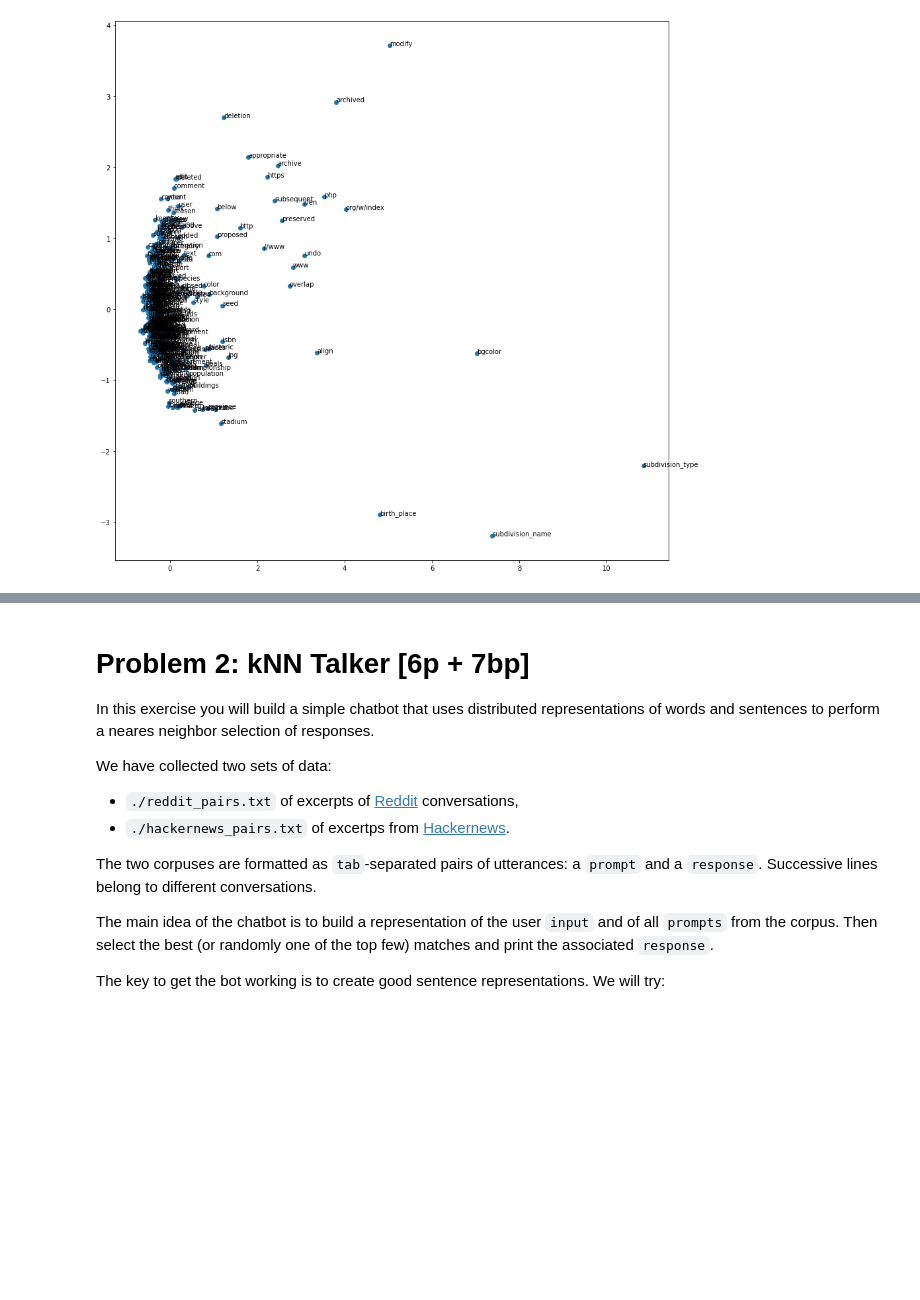
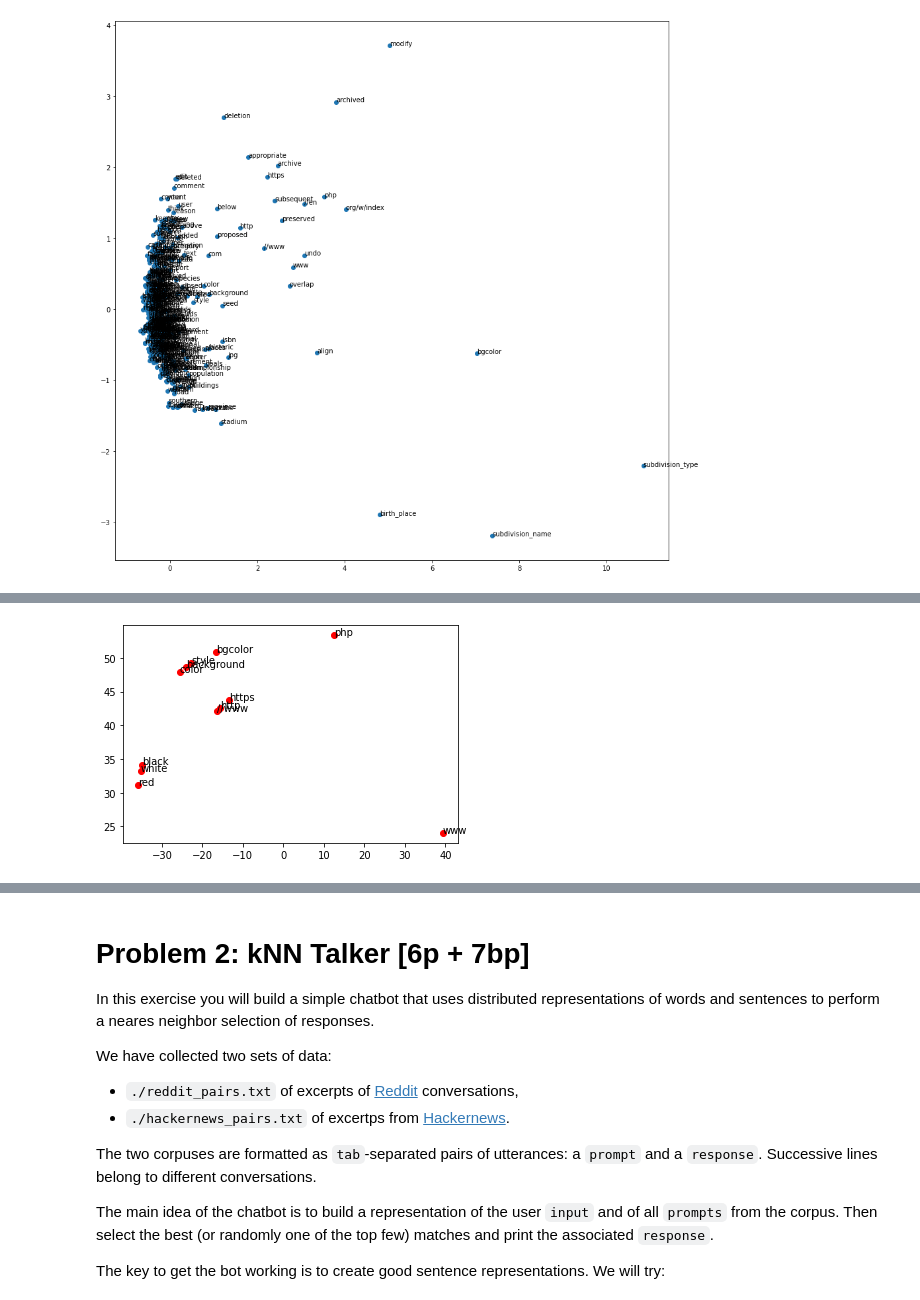
Before and after one commit to iCarrrot/dl_uwr, a Jupyter notebook: Assignment5/Assignment5.ipynb, the cells around one changed output, grey strips where cells are left out. Drawn from its saved outputs; the diff is of its cells as text; code cells hidden in the pictures; blank space fills up the shorter version.

```diff
--- a/Assignment5/Assignment5.ipynb
+++ b/Assignment5/Assignment5.ipynb
@@ -403,0 +416,14 @@ TODO
+# %%
+# TODO: zoom in on 3 meaningful clusters
+def show(cluster):
+    fig, ax = plt.subplots(figsize=(6,4))
+
+    ids = [i for i in range(len(top_words)) if top_words[i] in cluster]
+    plt.scatter(*top_tsne[ids].T, c='r')
+    for i in range(len(ids)):
+        ax.annotate(top_words[ids[i]], top_tsne[ids[i]])
+# %%
+cl1 = ['style', 'background', 'color', 'bgcolor', 'http', 'https', '//www', 'www', 'php', 'black', 'red', 'white']
+show(cl1)
+# %% [output]
+[figure, added]
```
Also changed, not shown: parts of 16 cells of this notebook.
